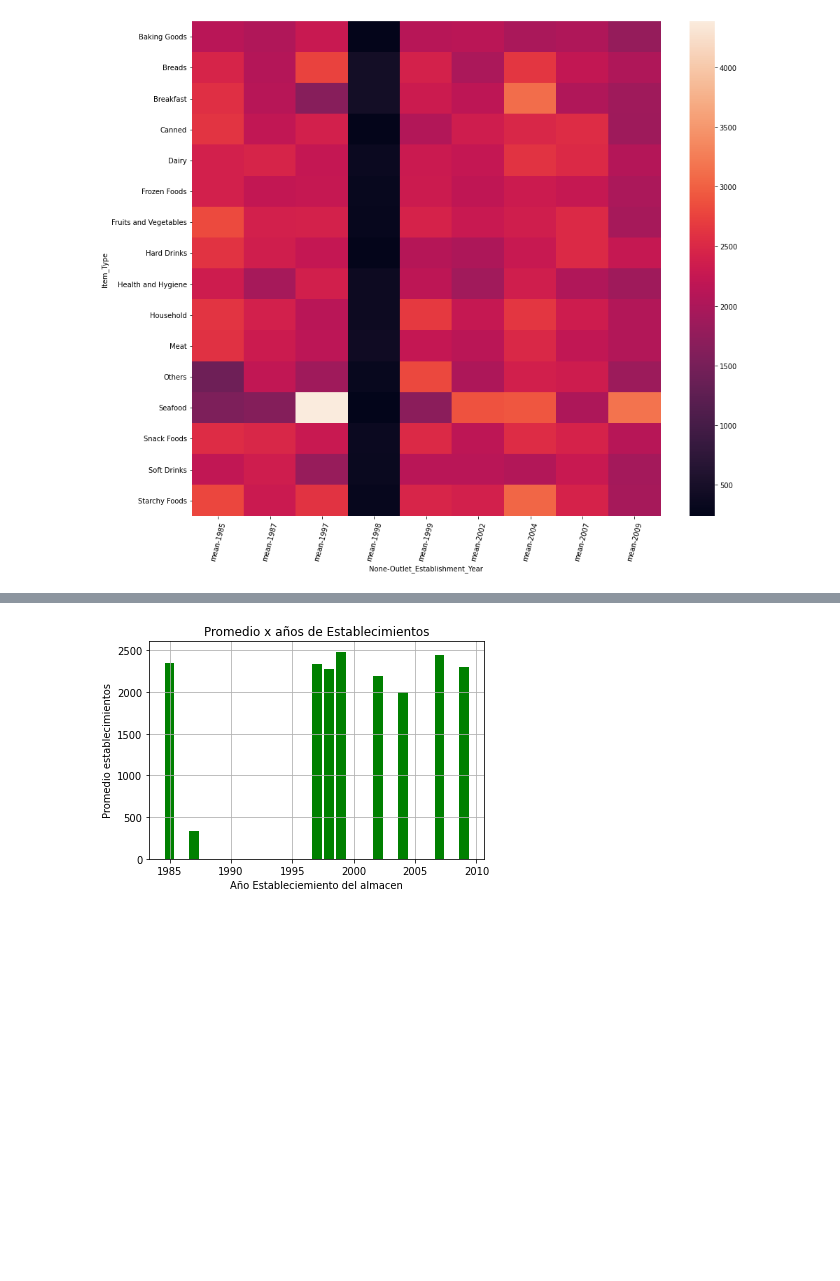
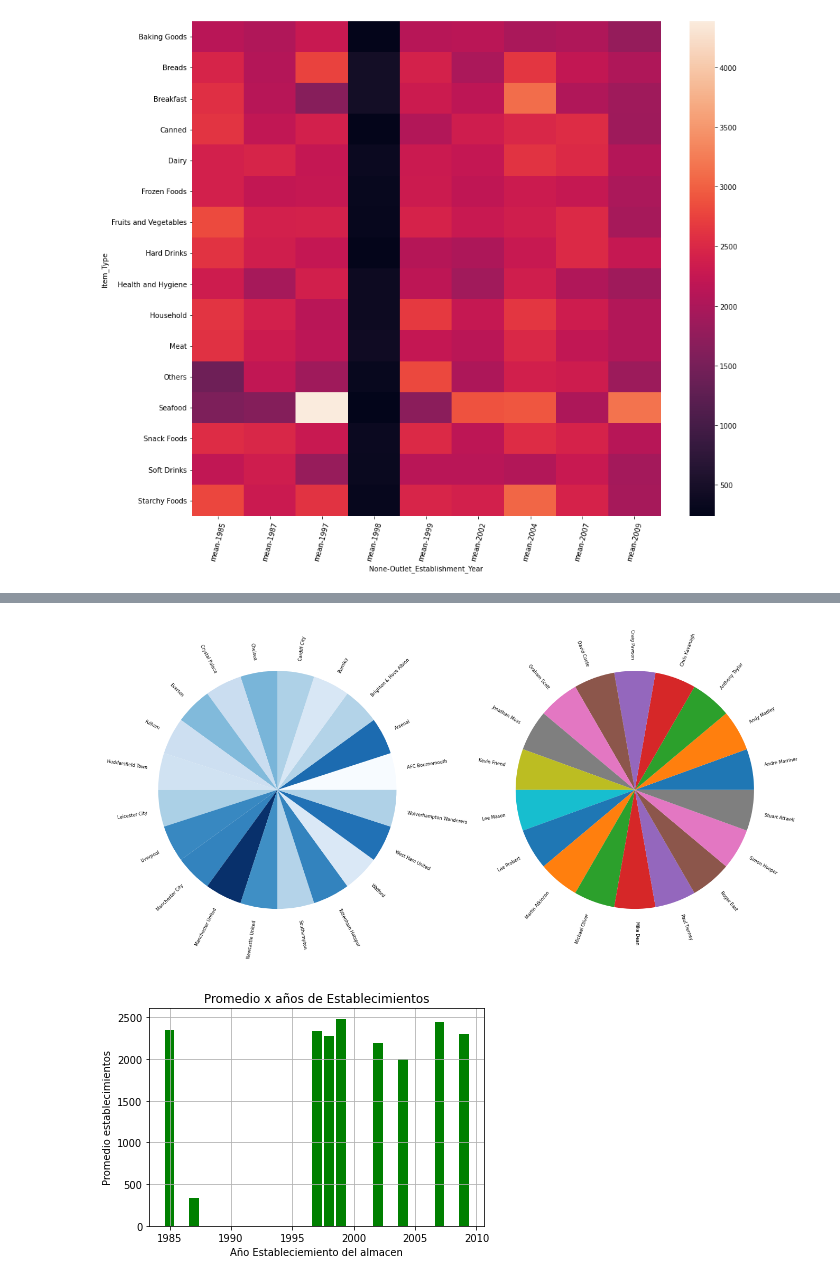
Before and after one commit to Jorge2018/DataScience2022-2, a Jupyter notebook: Script_ultimoMatplotlib.ipynb, the cells around one changed output, grey strips where cells are left out. Saved outputs shown, nothing was run; the diff lists cells and outputs as text; code cells hidden in the pictures; blank space fills up the shorter version.

```diff
--- a/Script_ultimoMatplotlib.ipynb
+++ b/Script_ultimoMatplotlib.ipynb
@@ -178,5 +211,39 @@ print('el grafico muestra el porcentaje de productos segun su existencia en el d
 <Figure size 1656x1656 with 0 Axes>
 el grafico muestra el porcentaje de productos segun su existencia en el df
+# %%
+from matplotlib import cm
+from matplotlib import colors
+
+df0=df.groupby(['home_team_name'])['attendance'].sum()
+df0=df0.to_frame().reset_index()
+etiquetas=df0['home_team_name'].to_list()
+valores=df0['attendance'].to_list()
+
+
+normdata = colors.Normalize(min(valores), max(valores)) # variable que utiliza la libreria Normalize (selecciona min y max de la lista valores)
+colormap = cm.get_cmap("Blues")                         # variable que utiliza la libreria LinearSegmentedColormap
+colores =colormap(normdata(valores))                    # variable del tipo arreglo que usa ambas variables recien creadas (normdata y colormap)
+
+
+df01=df.groupby(['referee'])['Game Week'].sum()
+df01=df01.to_frame().reset_index()
+etiquetas1=df01['referee'].to_list()
+
+pie1 = plt.figure(figsize=(8,6),dpi=200)
+
+ax1 = pie1.add_subplot(121)
+
+cts = df0.attendance.value_counts().to_frame()
+ax1.pie(cts.attendance,labels=etiquetas,textprops={'fontsize': 3},rotatelabels =True,colors=colores,pctdistance=0.9)
+
+ax2 = pie1.add_subplot(122)
+
+cts = df01.referee.value_counts().to_frame()
+ax2.pie(cts.referee,labels=etiquetas1,textprops={'fontsize': 3},rotatelabels =True,pctdistance=0.01)
+
+plt.show()
+# %% [output]
+[figure, added]
 # %%
 df1=df.groupby(['Outlet_Establishment_Year']).mean() # Agrupa y obtiene el prom de todo el df por la col 'Outlet_Establishment_Year'
 x=df1['Item_Outlet_Sales'].to_list()                 # convierte a list los valores de la col 'Item_Identifier'
```
Also changed, not shown: parts of 2 cells of this notebook.
